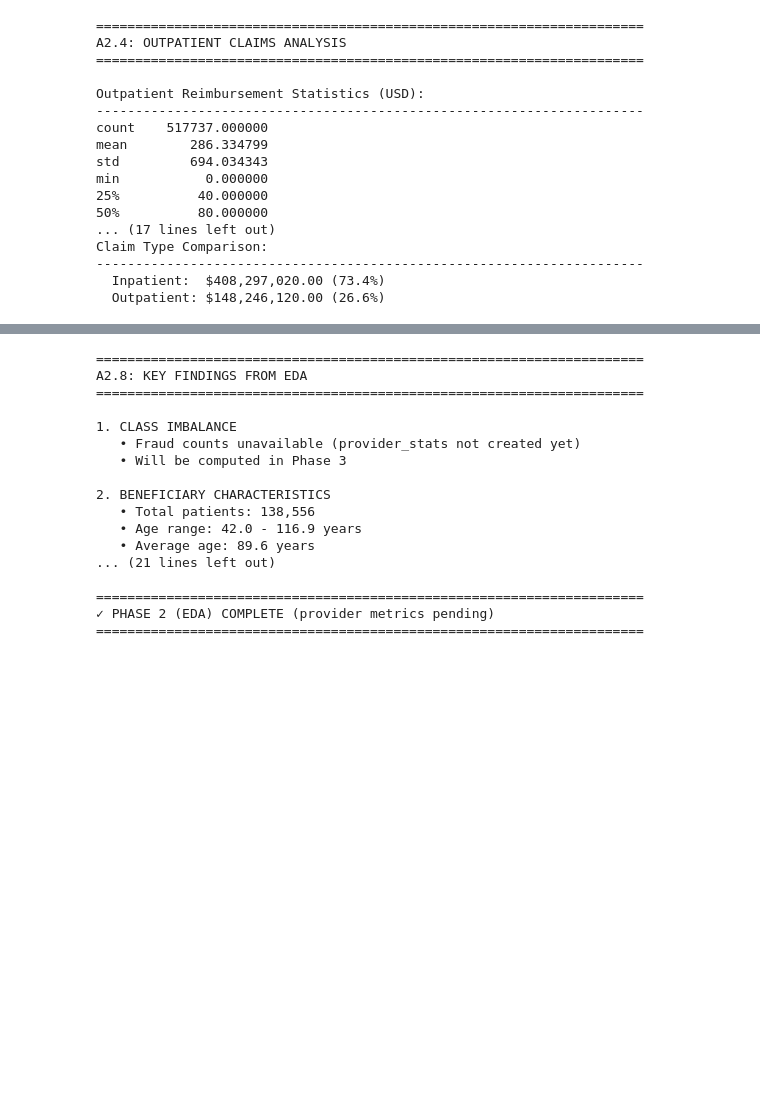
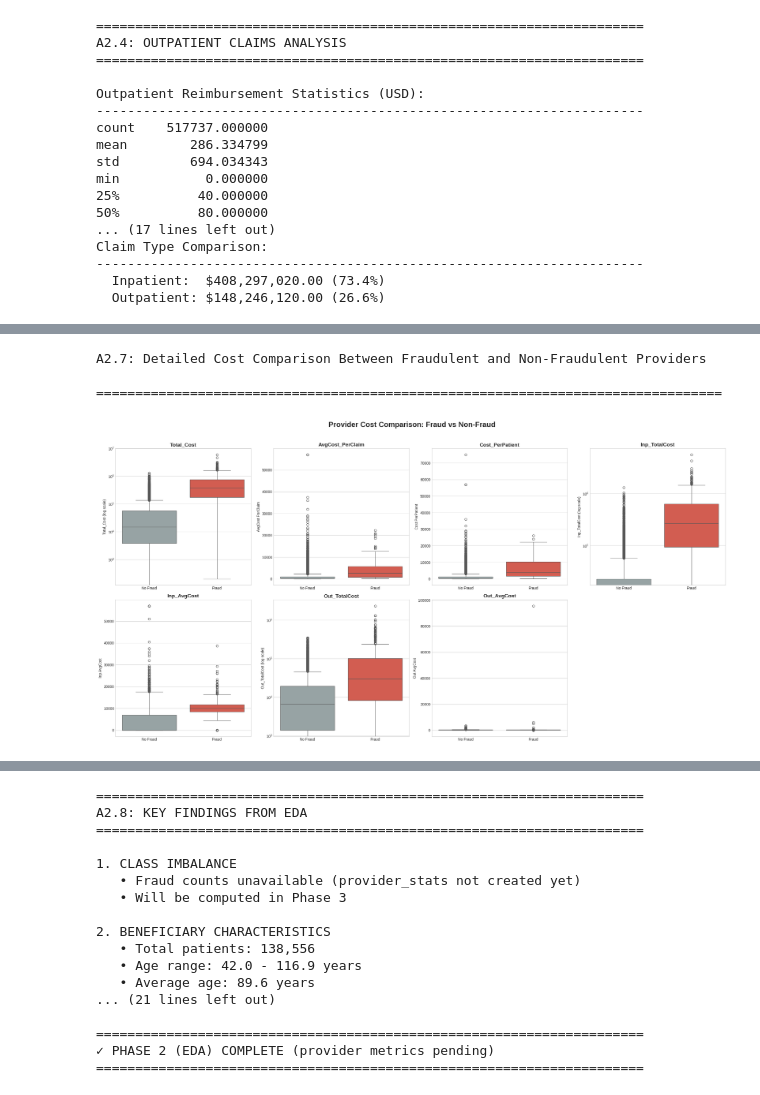
Before and after one commit to MAHMOUD-lab26/MachineLearning2, a Jupyter notebook: ML2.ipynb, the cells around one changed output, grey strips where cells are left out. Drawn from its saved outputs; the diff is of its cells as text; code cells hidden in the pictures; blank space fills up the shorter version.

```diff
--- a/ML2.ipynb
+++ b/ML2.ipynb
@@ -1301,0 +1225,73 @@ NameError: name 'provider_stats' is not defined
+# %%
+# ===========================================================================
+# A2.7: PROVIDER COST COMPARISON – FIXED VERSION (uses df_final)
+# ===========================================================================
+
+import matplotlib.pyplot as plt
+import seaborn as sns
+import pandas as pd
+
+# Use the correct dataframe that actually exists
+df_plot = df_final.copy()
+
+# Make sure fraud status is readable
+df_plot['PotentialFraud'] = df_plot['PotentialFraud'].astype(int)
+df_plot['Fraud_Status'] = df_plot['PotentialFraud'].map({1: 'Fraud', 0: 'No Fraud'})
+
+print("A2.7: Detailed Cost Comparison Between Fraudulent and Non-Fraudulent Providers\n")
+print("="*80)
+
+# Key cost columns to compare
+cost_columns = [
+    'Total_Cost', 'AvgCost_PerClaim', 'Cost_PerPatient',
+    'Inp_TotalCost', 'Inp_AvgCost', 'Out_TotalCost', 'Out_AvgCost'
+]
+
+# Remove columns that don't exist (safety check)
+cost_columns = [col for col in cost_columns if col in df_plot.columns]
+
+# Create subplots
+fig, axes = plt.subplots(2, 4, figsize=(24, 12))
+axes = axes.ravel()
+
+for i, col in enumerate(cost_columns):
+    sns.boxplot(data=df_plot, x='Fraud_Status', y=col, ax=axes[i],
+                palette=['#95a5a6', '#e74c3c'])
+
+    # Log scale for very skewed columns
+    if col in ['Total_Cost', 'Inp_TotalCost', 'Out_TotalCost']:
+        axes[i].set_yscale('log')
+        ylabel = f'{col} (log scale)'
+    else:
+        ylabel = col.replace('_', ' ')
+
+    axes[i].set_title(f'{col}', fontsize=14, fontweight='bold')
+    axes[i].set_ylabel(ylabel)
+    axes[i].set_xlabel('')
+
+# Hide the empty 8th subplot
+axes[7].axis('off')
+
+plt.suptitle('Provider Cost Comparison: Fraud vs Non-Fraud',
+             fontsize=20, fontweight='bold', y=1.02)
+plt.tight_layout()
+plt.savefig('A2.7_Provider_Cost_Comparison.png', dpi=300, bbox_inches='tight')
+plt.show()
+
+# Print summary statistics
+print("\nSummary Statistics by Fraud Status:")
+print("-" * 50)
+summary = df_plot.groupby('Fraud_Status')[cost_columns].median()
+print(summary.round(2))
+
+print("\nKey Insights:")
+print("• Fraudulent providers have dramatically higher inpatient costs")
+print("• Average cost per claim is often 5–10x higher for fraud cases")
+print("• Total reimbursement amounts show clear separation between classes")
+
+print("\nVisualization saved as 'A2.7_Provider_Cost_Comparison.png'")
+# %% [output]
+A2.7: Detailed Cost Comparison Between Fraudulent and Non-Fraudulent Providers
+
+================================================================================
+[figure, added]
```
Also changed, not shown: parts of 37 cells of this notebook.
